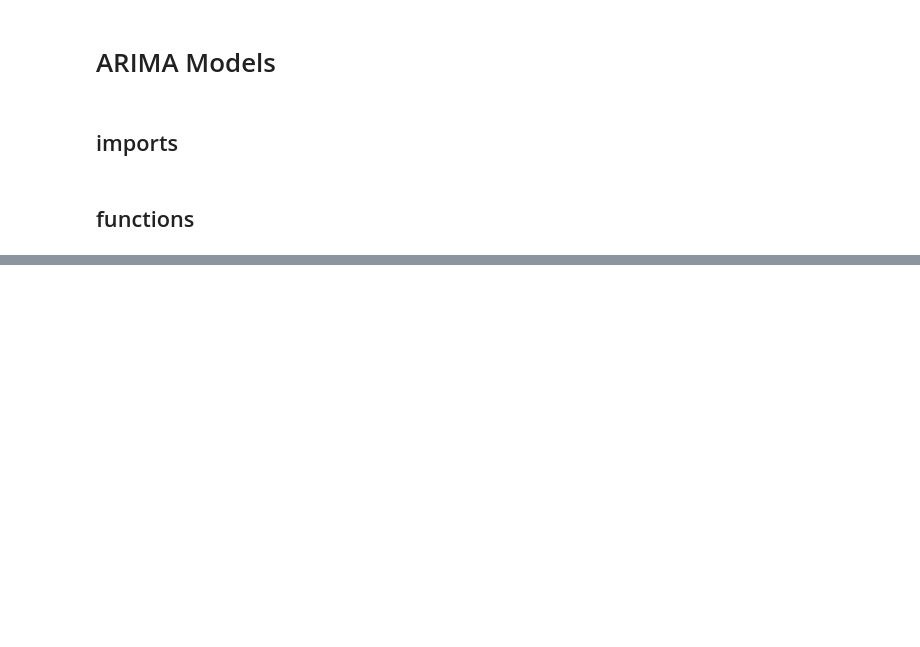
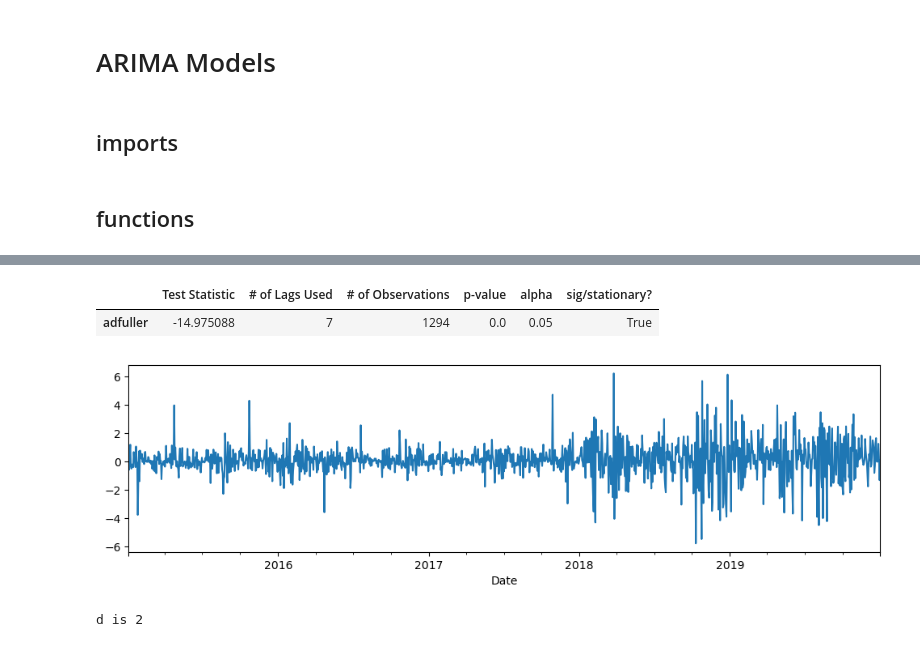
Before and after one commit to EhLeeOod/time-series, a Jupyter notebook: arima-practice.ipynb, the cells around one changed output, grey strips where cells are left out. Saved outputs shown, nothing was run; the diff lists cells and outputs as text; code cells hidden in the pictures; blank space fills up the shorter version.

```diff
--- a/arima-practice.ipynb
+++ b/arima-practice.ipynb
@@ -156,0 +237,16 @@ ts.plot()
+# %%
+# Differencing the data once
+ts_diff = ts.diff().dropna()
+ts_diff.plot()
+# Checking for stationarity
+get_adfuller_results(ts_diff)
+# %% [output]
+|  | Test Statistic | # of Lags Used | # of Observations | p-value | alpha | sig/stationary? |
+| adfuller | -14.975088 | 7 | 1294 | 0.0 | 0.05 | True |
+[figure, added]
+# %%
+# use ndiffs to determine differencing
+d = ndiffs(ts)
+print(f'd is {d}')
+# %% [output]
+d is 2
```
Also changed, not shown: parts of 20 cells of this notebook.
